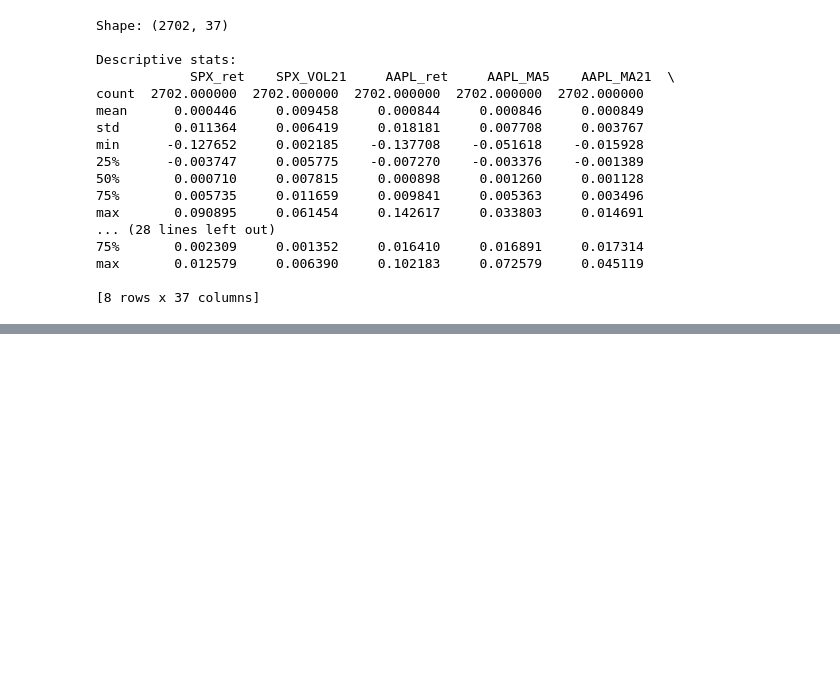
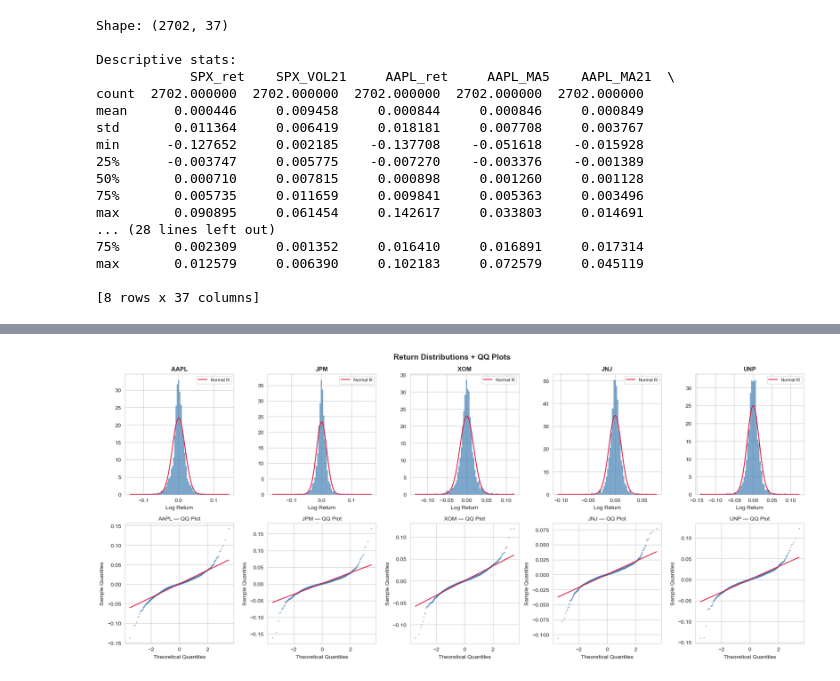
Before and after one commit to FbStatsQuant/Temporal-Fusion-Transformer, a Jupyter notebook: 1_TFT_5_Stocks.ipynb, the cells around one changed output, grey strips where cells are left out. Drawn from its saved outputs; the diff is of its cells as text; code cells hidden in the pictures; blank space fills up the shorter version.

```diff
--- a/1_TFT_5_Stocks.ipynb
+++ b/1_TFT_5_Stocks.ipynb
@@ -216,0 +336,31 @@ max       0.012579     0.006390     0.102183     0.072579     0.045119
+# %%
+fig, axes = plt.subplots(2, 5, figsize=(18, 8))
+
+for i, t in enumerate(TICKERS):
+    rets = panel[panel.stock_id == t]["log_return"].dropna()
+
+    # histogram
+    ax = axes[0, i]
+    ax.hist(rets, bins=80, color="steelblue", edgecolor="none", alpha=0.7, density=True)
+    x = np.linspace(rets.min(), rets.max(), 200)
+    ax.plot(x, stats.norm.pdf(x, rets.mean(), rets.std()),
+            color="crimson", lw=1.5, label="Normal fit")
+    ax.set_title(t, fontsize=11, fontweight="bold")
+    ax.set_xlabel("Log Return")
+    ax.legend(fontsize=8)
+
+    # QQ plot — manual
+    ax = axes[1, i]
+    osm, osr = stats.probplot(rets, dist="norm")[:2]
+    theoretical_q, ordered_vals = osm
+    ax.scatter(theoretical_q, ordered_vals, s=2, alpha=0.4, color="steelblue")
+    ax.plot(theoretical_q, theoretical_q * osr[0] + osr[1], color="crimson", lw=1.5)
+    ax.set_title(f"{t} — QQ Plot", fontsize=10)
+    ax.set_xlabel("Theoretical Quantiles")
+    ax.set_ylabel("Sample Quantiles")
+
+fig.suptitle("Return Distributions + QQ Plots", fontsize=14, fontweight="bold")
+plt.tight_layout()
+plt.show()
+# %% [output]
+[figure, added]
```
Also changed, not shown: parts of 10 cells of this notebook, 1 other file.
